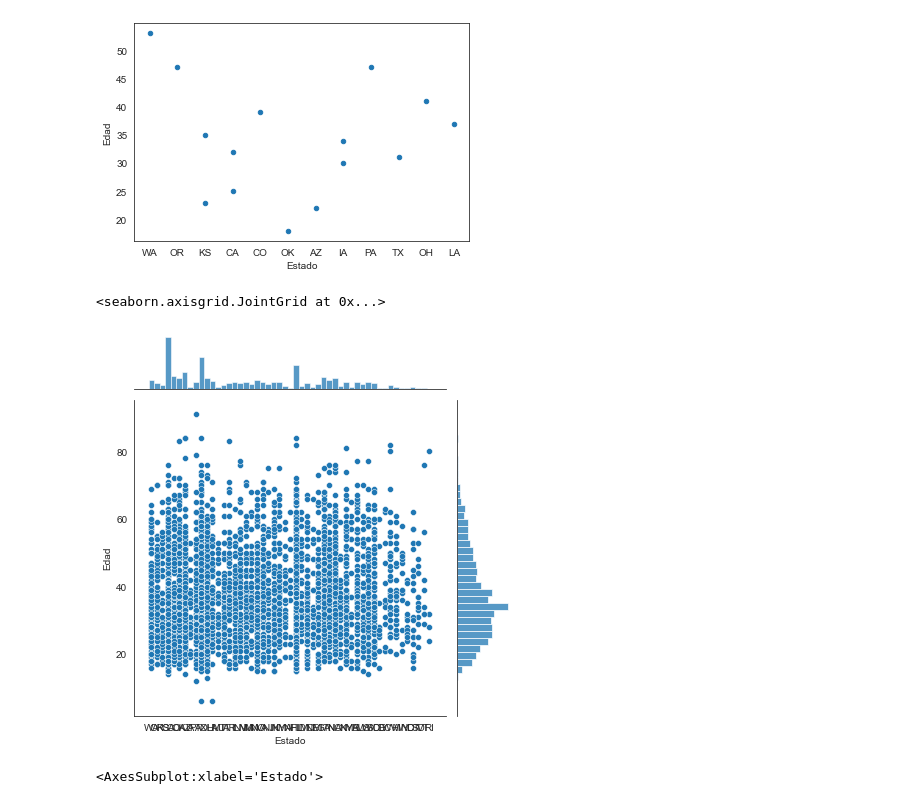
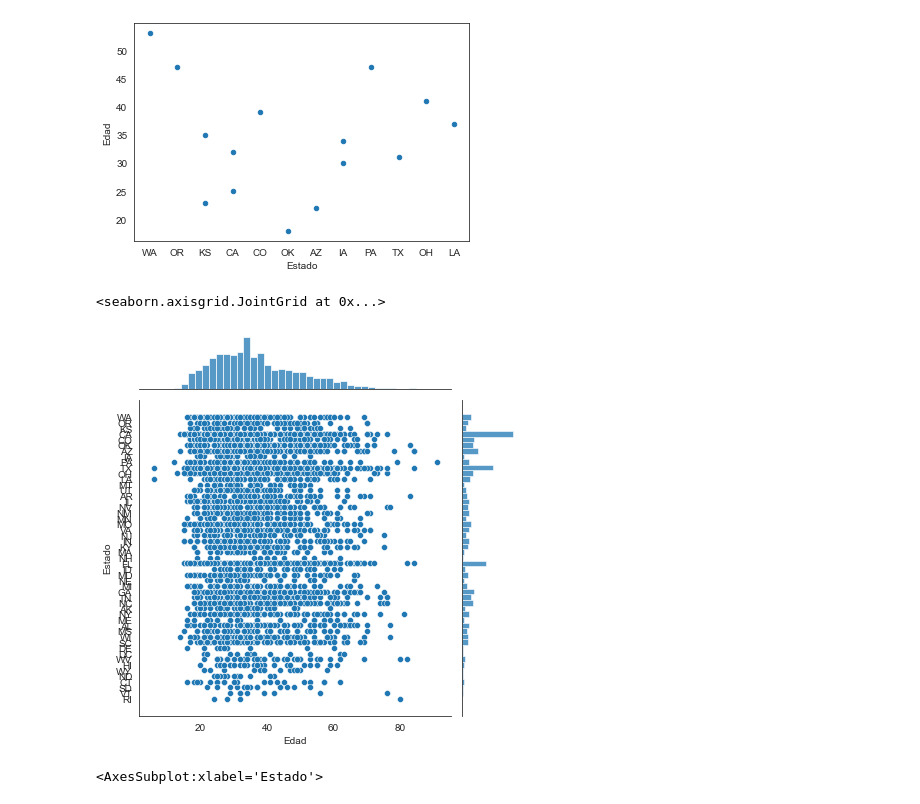
Before and after one commit to EmmanuelGalvan/MineriaDatos, a Jupyter notebook: Archivos/Practica de limpieza/Visualizacion_Equipo9.ipynb, the cells around one changed output. Drawn from its saved outputs; the diff is of its cells as text; code cells hidden in the pictures.

```diff
--- a/Archivos/Practica de limpieza/Visualizacion_Equipo9.ipynb
+++ b/Archivos/Practica de limpieza/Visualizacion_Equipo9.ipynb
@@ -233,12 +233,13 @@ df_PS.head(15).plot.scatter(x='Estado', y='Edad')
 <AxesSubplot:xlabel='Estado', ylabel='Edad'>
 [figure]
 # %%
-sns.jointplot(x='Estado', y='Edad', data = df_PS)
+sns.jointplot(x='Edad', y='Estado', data = df_PS)
+
 #En este no se me ocurre como solo mostrar ciertos estados para que se no se vea así de amontonadpo
 #Otra opción sería rotar las labels, pero no he podido.
 # %% [output]
 <seaborn.axisgrid.JointGrid at 0x...>
-[figure, old version]
+[figure, new version]
 # %%
 Conteo_incidentes = df_PS['Raza'].groupby([df_PS['Estado'], df_PS['Raza']]).count().unstack().fillna(0)
 # %%
```
Also changed, not shown: parts of 22 cells of this notebook, 1 other file.
